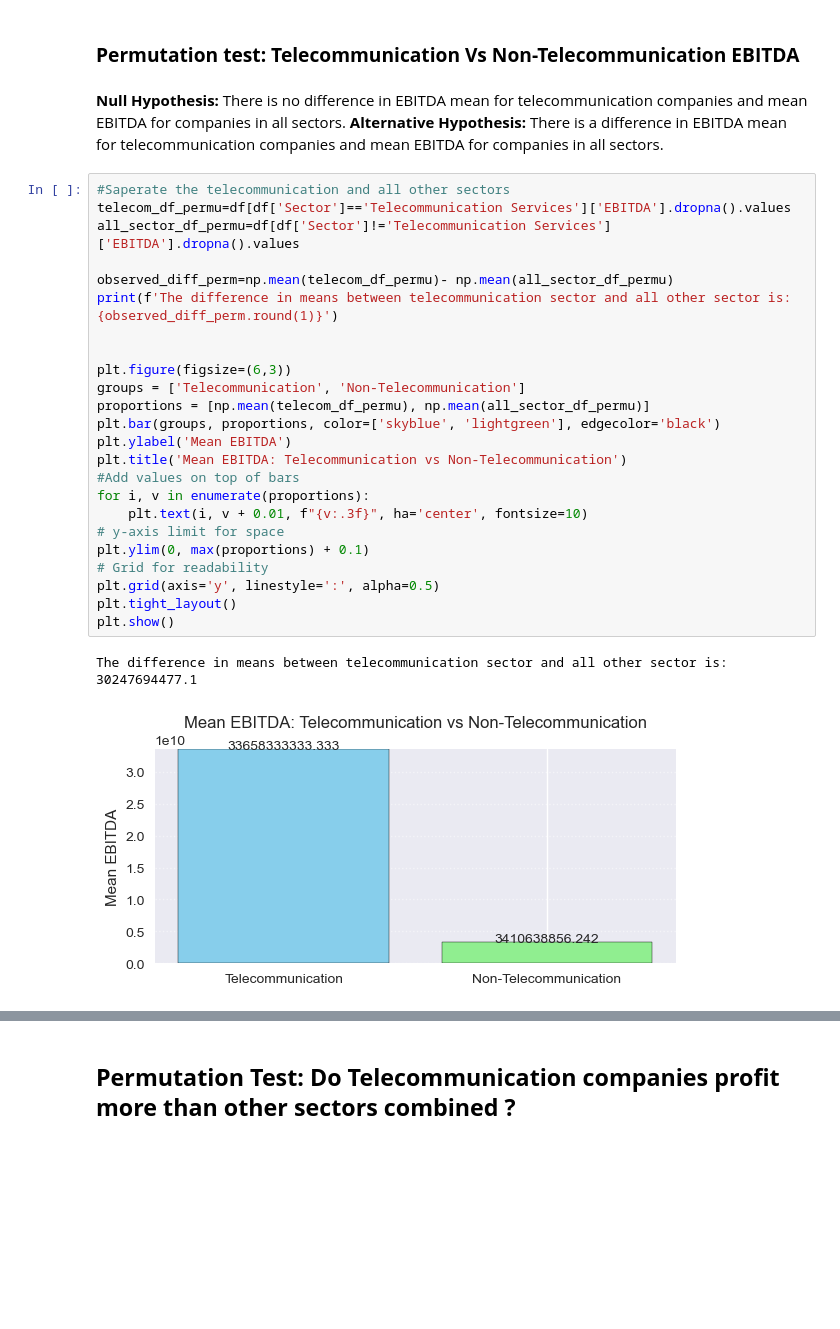
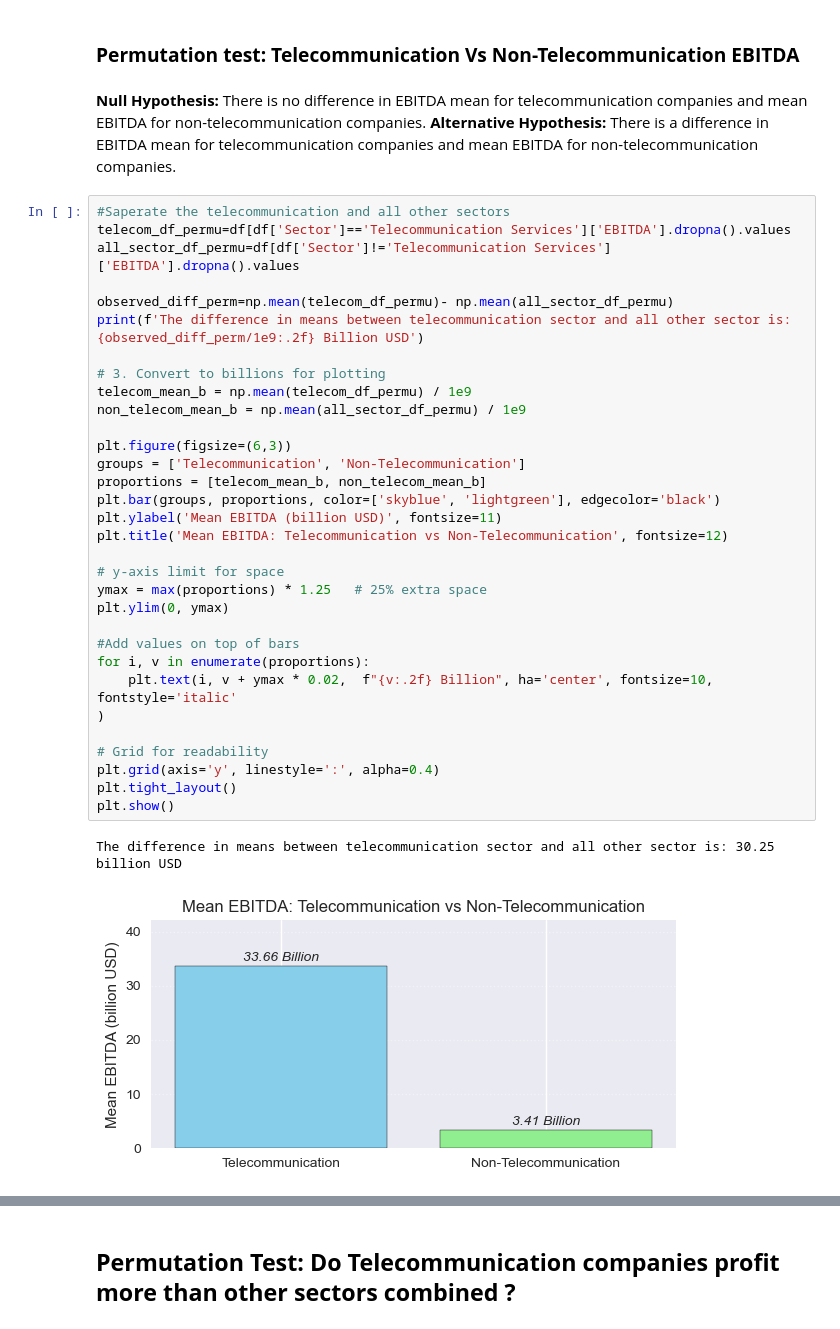
Before and after one commit to kavyakhanna/SP-500-Financial-Analysis, a Jupyter notebook: Analysis.ipynb, the cells around one changed output, grey strips where cells are left out. Cells and saved outputs as stored; diff of their text form; blank space fills up the shorter version.

```diff
--- a/Analysis.ipynb
+++ b/Analysis.ipynb
@@ -96,32 +98,40 @@ The bar chart illustrates the median EBITDA across various sectors in S&P 500 Co
 # %% [markdown]
 ### **Permutation test: Telecommunication Vs Non-Telecommunication EBITDA**
 # %% [markdown]
-**Null Hypothesis:** There is no difference in EBITDA mean for telecommunication companies and mean EBITDA for companies in all sectors.
-**Alternative Hypothesis:** There is a difference in EBITDA mean for telecommunication companies and mean EBITDA for companies in all sectors.
+**Null Hypothesis:** There is no difference in EBITDA mean for telecommunication companies and mean EBITDA for non-telecommunication companies.
+**Alternative Hypothesis:** There is a difference in EBITDA mean for telecommunication companies and mean EBITDA for non-telecommunication companies.
 # %%
 #Saperate the telecommunication and all other sectors
 telecom_df_permu=df[df['Sector']=='Telecommunication Services']['EBITDA'].dropna().values
 all_sector_df_permu=df[df['Sector']!='Telecommunication Services']['EBITDA'].dropna().values
 
 observed_diff_perm=np.mean(telecom_df_permu)- np.mean(all_sector_df_permu)
-print(f'The difference in means between telecommunication sector and all other sector is: {observed_diff_perm.round(1)}')
+print(f'The difference in means between telecommunication sector and all other sector is: {observed_diff_perm/1e9:.2f} Billion USD')
 
+# 3. Convert to billions for plotting
+telecom_mean_b = np.mean(telecom_df_permu) / 1e9
+non_telecom_mean_b = np.mean(all_sector_df_permu) / 1e9
 
 plt.figure(figsize=(6,3))
 groups = ['Telecommunication', 'Non-Telecommunication']
-proportions = [np.mean(telecom_df_permu), np.mean(all_sector_df_permu)]
+proportions = [telecom_mean_b, non_telecom_mean_b]
 plt.bar(groups, proportions, color=['skyblue', 'lightgreen'], edgecolor='black')
-plt.ylabel('Mean EBITDA')
-plt.title('Mean EBITDA: Telecommunication vs Non-Telecommunication')
+plt.ylabel('Mean EBITDA (billion USD)', fontsize=11)
+plt.title('Mean EBITDA: Telecommunication vs Non-Telecommunication', fontsize=12)
+
+# y-axis limit for space
+ymax = max(proportions) * 1.25   # 25% extra space
+plt.ylim(0, ymax)
+
 #Add values on top of bars
 for i, v in enumerate(proportions):
-    plt.text(i, v + 0.01, f"{v:.3f}", ha='center', fontsize=10)
-# y-axis limit for space
-plt.ylim(0, max(proportions) + 0.1)
+    plt.text(i, v + ymax * 0.02,  f"{v:.2f} Billion", ha='center', fontsize=10, fontstyle='italic'
+)
+
 # Grid for readability
-plt.grid(axis='y', linestyle=':', alpha=0.5)
+plt.grid(axis='y', linestyle=':', alpha=0.4)
 plt.tight_layout()
 plt.show()
 # %% [output]
-The difference in means between telecommunication sector and all other sector is: 30247694477.1
+The difference in means between telecommunication sector and all other sector is: 30.25 billion USD
-[figure, old version]
+[figure, new version]
```
Also changed, not shown: parts of 14 cells of this notebook.
